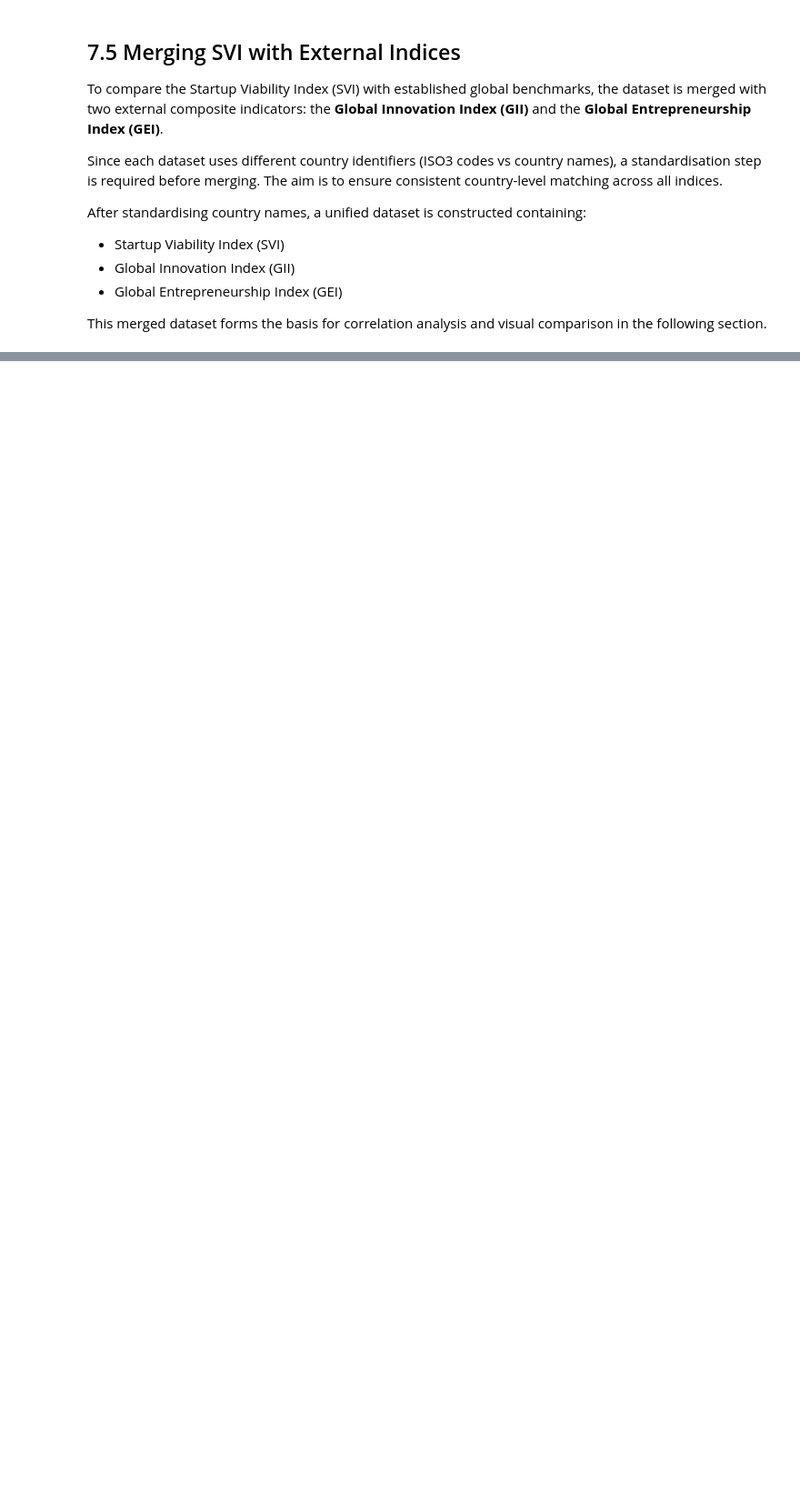
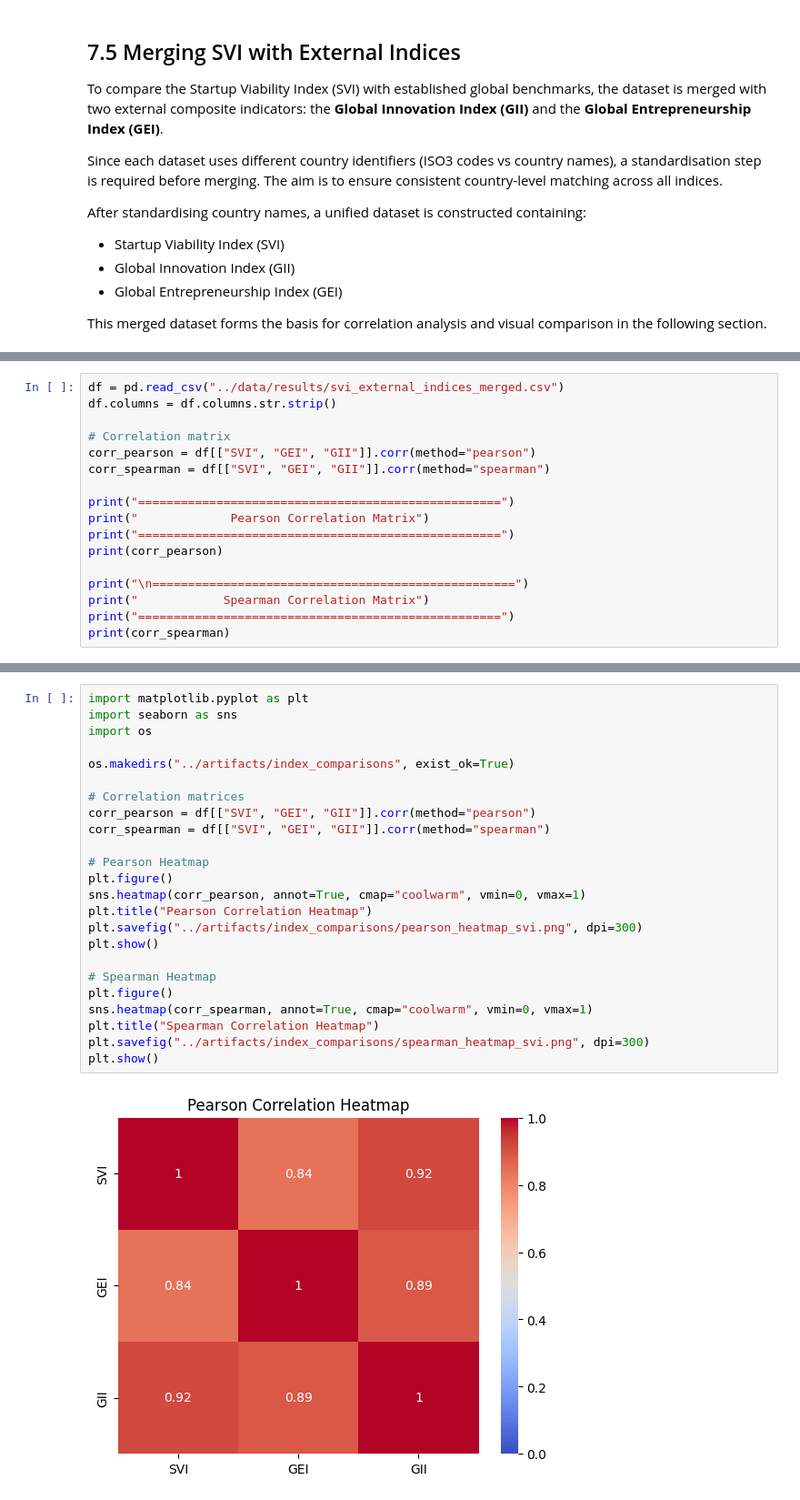
Before and after one commit to henryelga/Startup_Viability_Index, a Jupyter notebook: notebooks/07_link_other_indices.ipynb, the cells around one changed output, grey strips where cells are left out. Shown at 91% size. Drawn from its saved outputs; the diff is of its cells as text; blank space fills up the shorter version.

Commit message:
📈 Find Pearson and Spearman Correlation

```diff
--- a/notebooks/07_link_other_indices.ipynb
+++ b/notebooks/07_link_other_indices.ipynb
@@ -119,0 +118,17 @@ Merged dataset saved successfully.
+# %%
+df = pd.read_csv("../data/results/svi_external_indices_merged.csv")
+df.columns = df.columns.str.strip()
+
+# Correlation matrix
+corr_pearson = df[["SVI", "GEI", "GII"]].corr(method="pearson")
+corr_spearman = df[["SVI", "GEI", "GII"]].corr(method="spearman")
+
+print("===================================================")
+print("             Pearson Correlation Matrix")
+print("===================================================")
+print(corr_pearson)
+
+print("\n===================================================")
+print("            Spearman Correlation Matrix")
+print("===================================================")
+print(corr_spearman)
@@ -119,0 +151,26 @@ Merged dataset saved successfully.
+# %%
+import matplotlib.pyplot as plt
+import seaborn as sns
+import os
+
+os.makedirs("../artifacts/index_comparisons", exist_ok=True)
+
+# Correlation matrices
+corr_pearson = df[["SVI", "GEI", "GII"]].corr(method="pearson")
+corr_spearman = df[["SVI", "GEI", "GII"]].corr(method="spearman")
+
+# Pearson Heatmap
+plt.figure()
+sns.heatmap(corr_pearson, annot=True, cmap="coolwarm", vmin=0, vmax=1)
+plt.title("Pearson Correlation Heatmap")
+plt.savefig("../artifacts/index_comparisons/pearson_heatmap_svi.png", dpi=300)
+plt.show()
+
+# Spearman Heatmap
+plt.figure()
+sns.heatmap(corr_spearman, annot=True, cmap="coolwarm", vmin=0, vmax=1)
+plt.title("Spearman Correlation Heatmap")
+plt.savefig("../artifacts/index_comparisons/spearman_heatmap_svi.png", dpi=300)
+plt.show()
+# %% [output]
+[figure, added]
```
Also changed, not shown: parts of 4 cells of this notebook, 2 other files.
